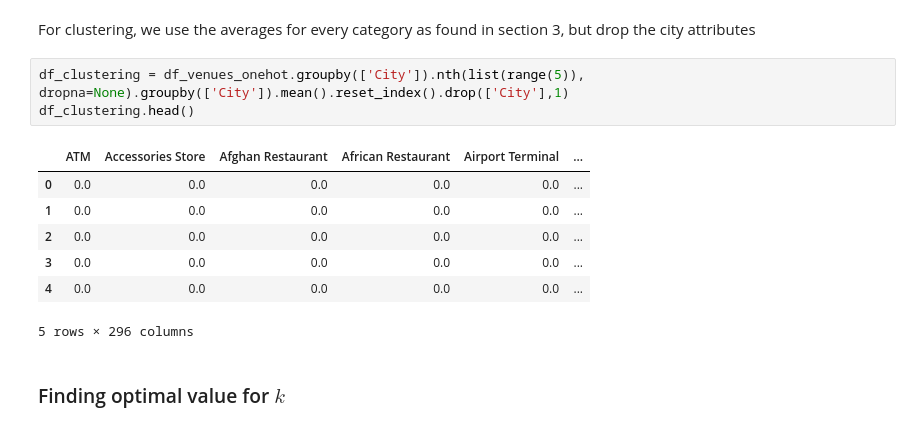
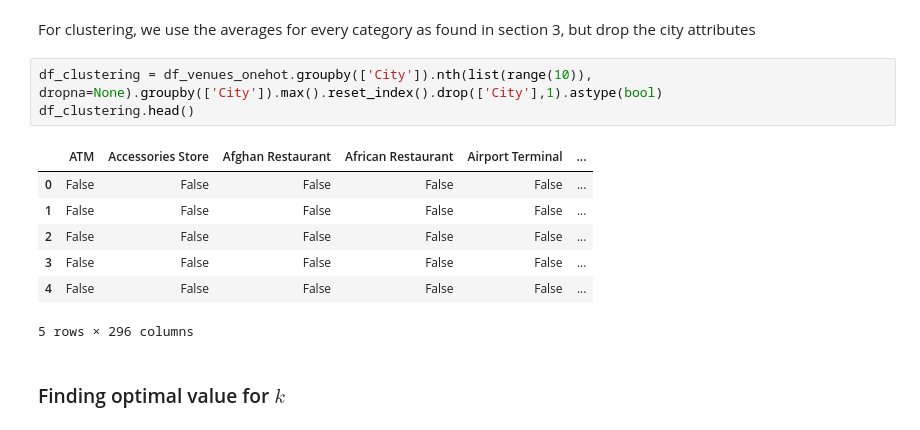
Before and after one commit to rezaabdullah/Coursera_Capstone, a Jupyter notebook: Dutch_cities.ipynb, the cells around one changed output. Drawn from its saved outputs; the diff is of its cells as text.

```diff
--- a/Dutch_cities.ipynb
+++ b/Dutch_cities.ipynb
@@ -491,15 +484,15 @@ df_common_venues.head()
 # %% [markdown]
 For clustering, we use the averages for every category as found in section 3, but drop the city attributes
 # %%
-df_clustering = df_venues_onehot.groupby(['City']).nth(list(range(5)), dropna=None).groupby(['City']).mean().reset_index().drop(['City'],1)
+df_clustering = df_venues_onehot.groupby(['City']).nth(list(range(10)), dropna=None).groupby(['City']).max().reset_index().drop(['City'],1).astype(bool)
 df_clustering.head()
 # %% [output]
 |  | ATM | Accessories Store | Afghan Restaurant | African Restaurant | Airport Terminal | ... |
-| 0 | 0.0 | 0.0 | 0.0 | 0.0 | 0.0 | ... |
-| 1 | 0.0 | 0.0 | 0.0 | 0.0 | 0.0 | ... |
-| 2 | 0.0 | 0.0 | 0.0 | 0.0 | 0.0 | ... |
-| 3 | 0.0 | 0.0 | 0.0 | 0.0 | 0.0 | ... |
-| 4 | 0.0 | 0.0 | 0.0 | 0.0 | 0.0 | ... |
+| 0 | False | False | False | False | False | ... |
+| 1 | False | False | False | False | False | ... |
+| 2 | False | False | False | False | False | ... |
+| 3 | False | False | False | False | False | ... |
+| 4 | False | False | False | False | False | ... |
 5 rows × 296 columns
 # %% [markdown]
 ### Finding optimal value for $k$
```
Also changed, not shown: parts of 41 cells of this notebook.
